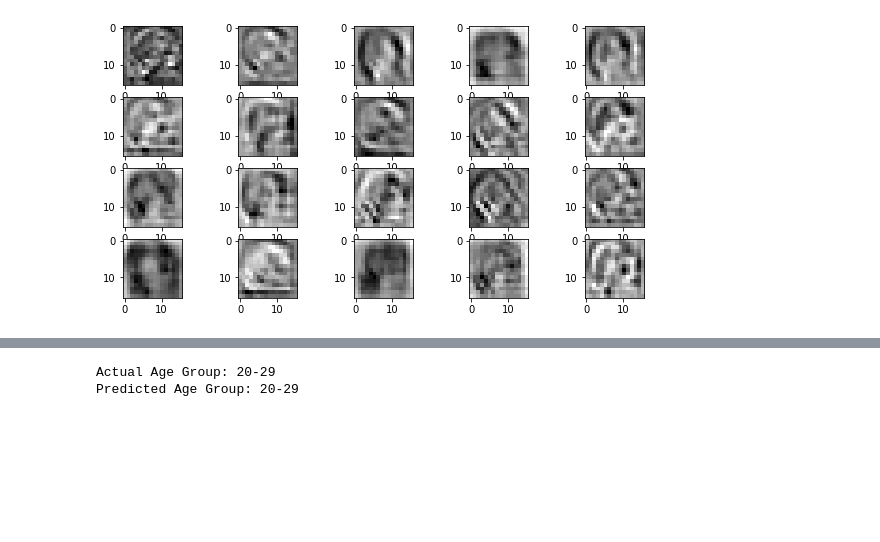
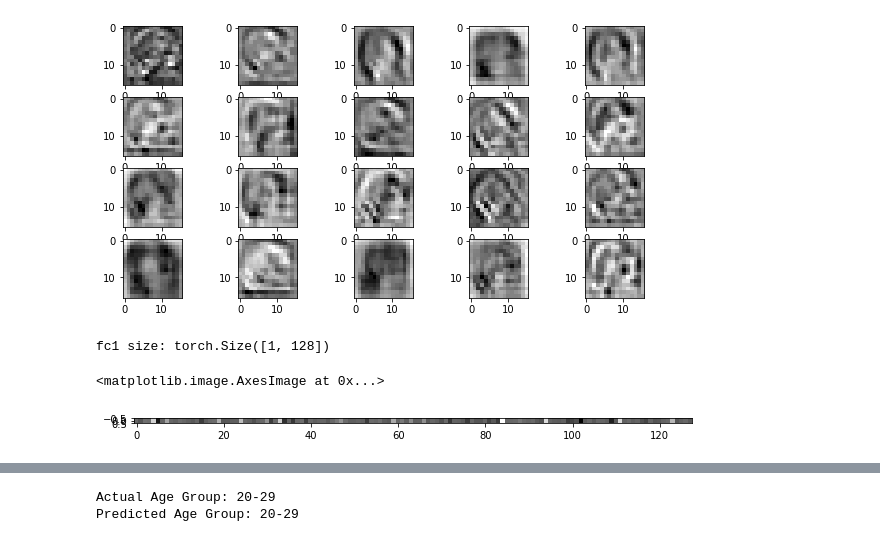
Before and after one commit to karen-poon/aps360-project, a Jupyter notebook: NewAgeClassification.ipynb, the cells around one changed output, grey strips where cells are left out. Cells and saved outputs as stored; diff of their text form; code cells hidden in the pictures; blank space fills up the shorter version.

Commit message:
updated visualization with fully connected layer

```diff
--- a/NewAgeClassification.ipynb
+++ b/NewAgeClassification.ipynb
@@ -582,3 +582,15 @@ for idx in range(act.size(0)):
     plt.imshow(act[idx], cmap=plt.get_cmap('gray'))
 # %% [output]
 [figure]
+# %%
+final_model.fc1.register_forward_hook(get_activation('fc1'))
+output = final_model(imgs)
+act = activation['fc1']
+plt.figure(figsize=(10,5))
+
+print("fc1 size:", act.shape)
+plt.imshow(act, cmap=plt.get_cmap('gray'))
+# %% [output]
+fc1 size: torch.Size([1, 128])
+<matplotlib.image.AxesImage at 0x...>
+[figure, added]
```
Also changed, not shown: parts of 1 cell of this notebook.
